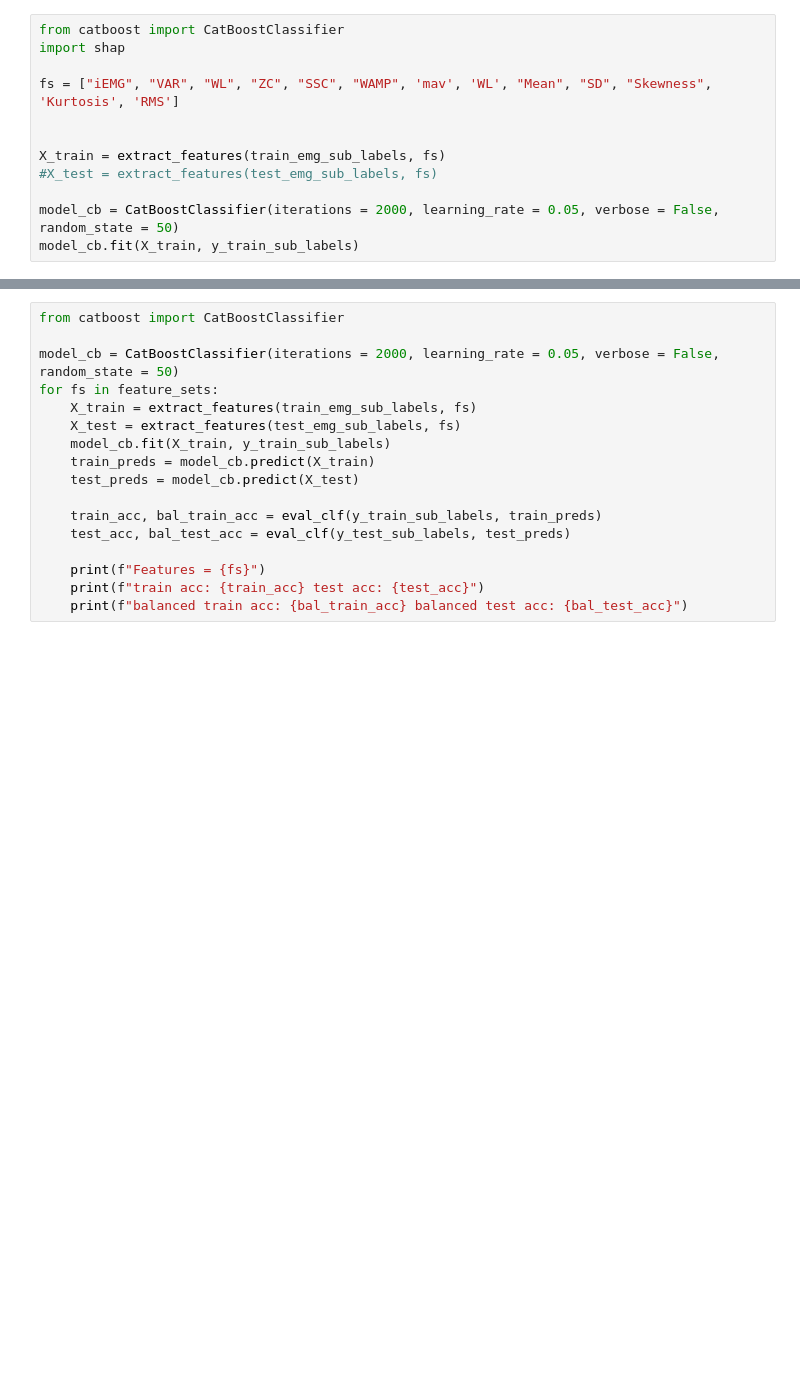
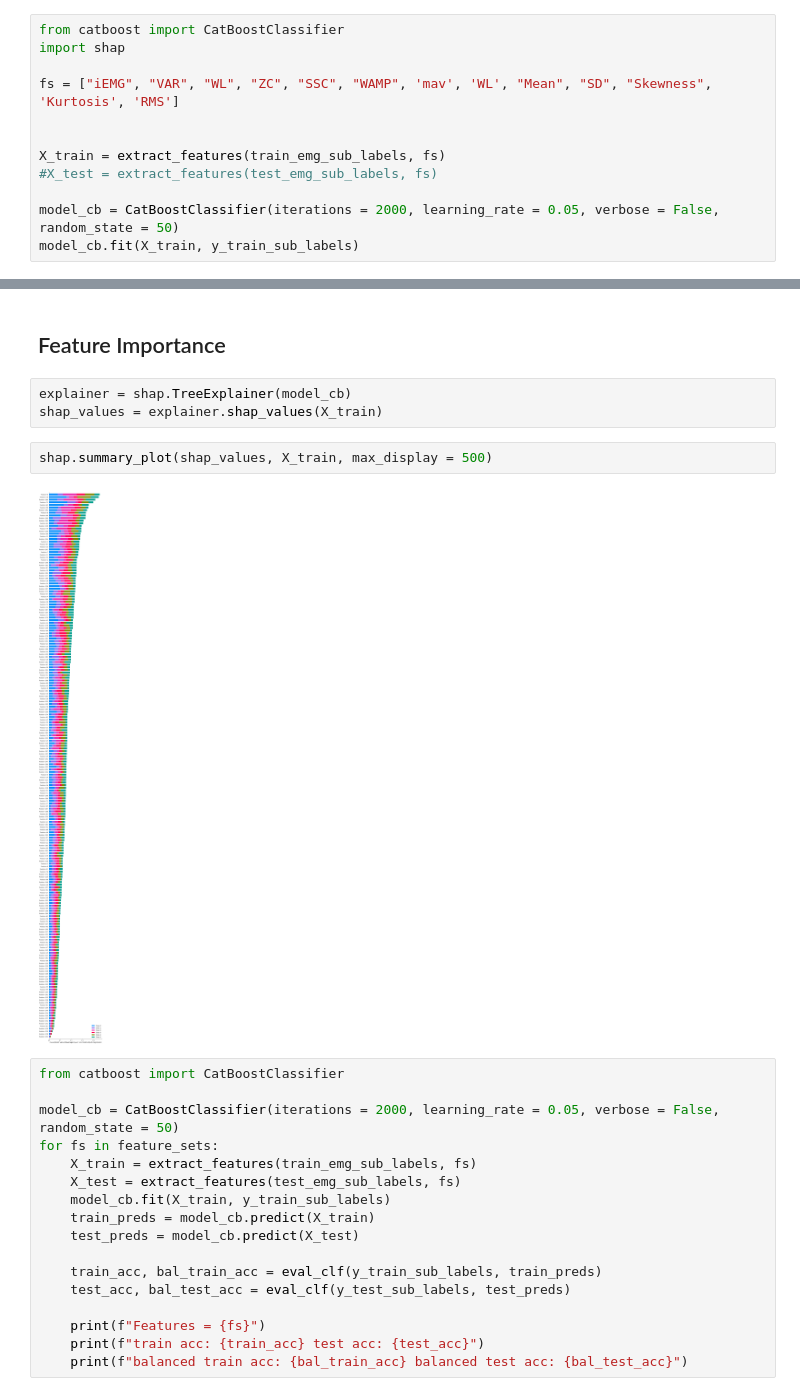
Before and after one commit to HadyKh/Feature-Selection-EMG-Dataset, a Jupyter notebook: Code.ipynb, the cells around one changed output, grey strips where cells are left out. Cells and saved outputs as stored; diff of their text form; blank space fills up the shorter version.

Commit message:
Feature Importance

```diff
--- a/Code.ipynb
+++ b/Code.ipynb
@@ -421,3 +421,12 @@ shap.waterfall_plot(Explanation(shap_values[0][0],ke.expected_value[0]), max_dis
+# %% [markdown]
+## Feature Importance
+# %%
+explainer = shap.TreeExplainer(model_cb)
+shap_values = explainer.shap_values(X_train)
+# %%
+shap.summary_plot(shap_values, X_train, max_display = 500)
+# %% [output]
+[figure, added]
 # %%
 from catboost import CatBoostClassifier
 
```
Also changed, not shown: parts of 10 cells of this notebook.
